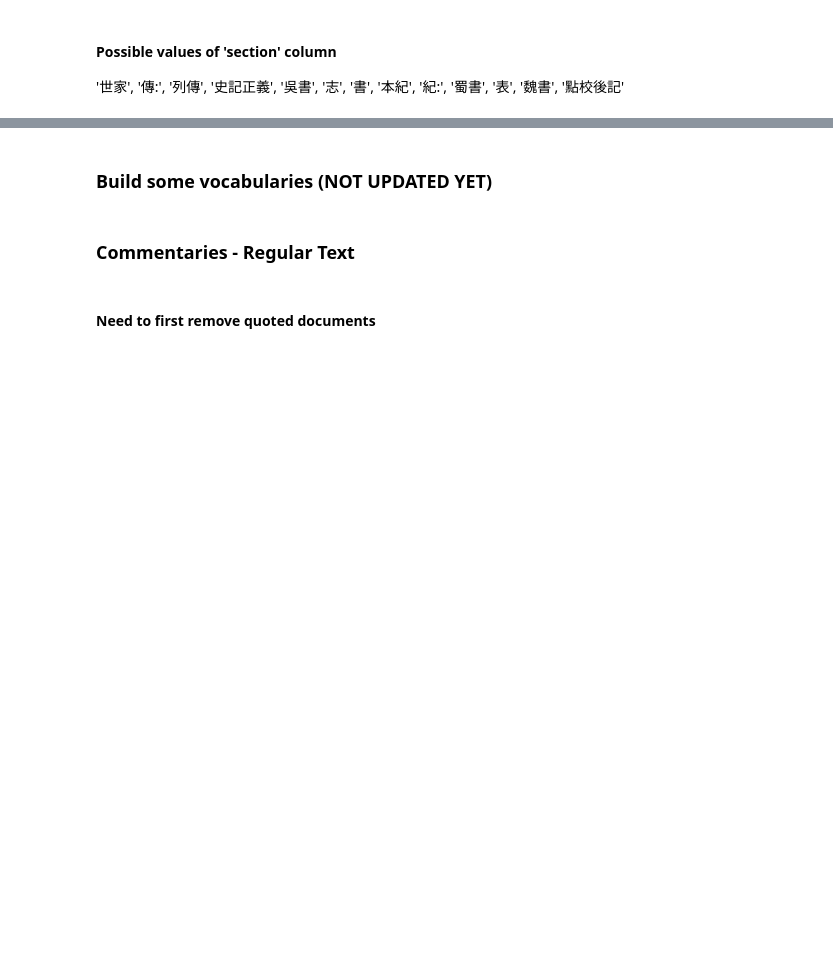
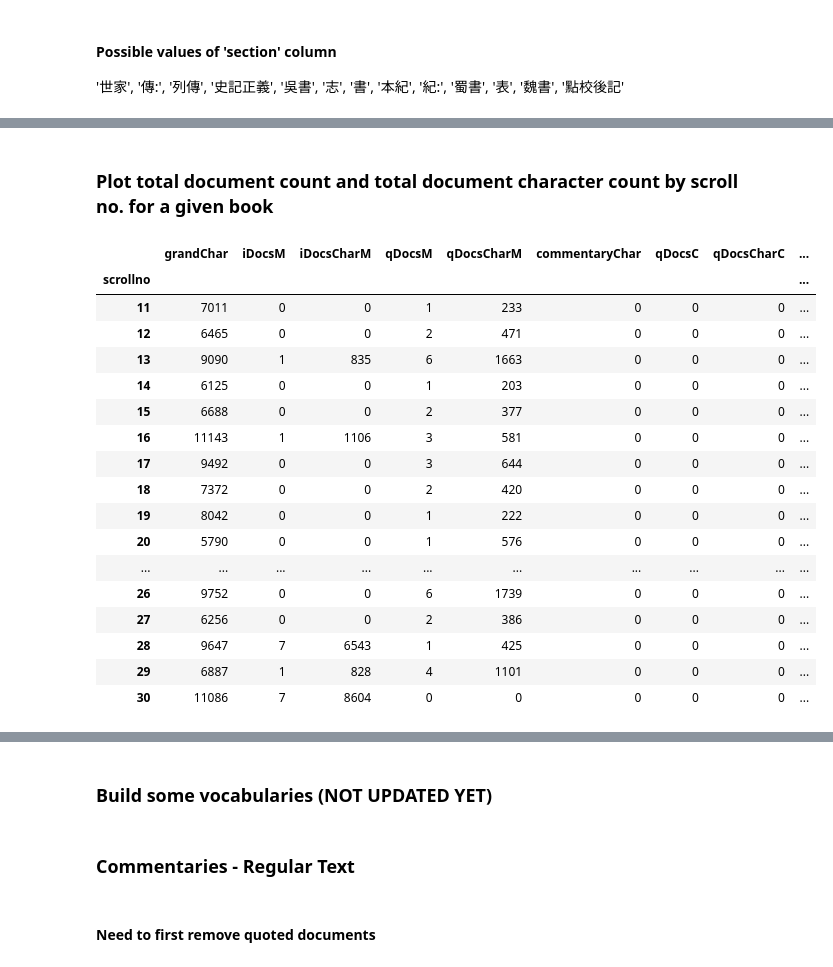
Before and after one commit to Dazera/docanalysis, a Jupyter notebook: DocAnalysis.ipynb, the cells around one changed output, grey strips where cells are left out. Saved outputs shown, nothing was run; the diff lists cells and outputs as text; code cells hidden in the pictures; blank space fills up the shorter version.

```diff
--- a/DocAnalysis.ipynb
+++ b/DocAnalysis.ipynb
@@ -322,0 +233,25 @@ Books[0].commentaries[:10]
+# %% [markdown]
+### Plot total document count and total document character count by scroll no. for a given book
+# %%
+zz = dfBios[dfBios.book=='HouHanShu'].groupby('scrollno')['grandChar', 'iDocsM', 'iDocsCharM', 'qDocsM', 'qDocsCharM', 'commentaryChar', 'qDocsC', 'qDocsCharC'].sum()
+zz['DocPercentage'] = (zz['iDocsCharM'] + zz['qDocsCharM'] + zz['qDocsCharC']) / (zz['grandChar']  + zz['commentaryChar'])
+zz.head(20)
+# %% [output]
+|  | grandChar | iDocsM | iDocsCharM | qDocsM | qDocsCharM | commentaryChar | qDocsC | qDocsCharC | ... |
+| scrollno |  |  |  |  |  |  |  |  | ... |
+| 11 | 7011 | 0 | 0 | 1 | 233 | 0 | 0 | 0 | ... |
+| 12 | 6465 | 0 | 0 | 2 | 471 | 0 | 0 | 0 | ... |
+| 13 | 9090 | 1 | 835 | 6 | 1663 | 0 | 0 | 0 | ... |
+| 14 | 6125 | 0 | 0 | 1 | 203 | 0 | 0 | 0 | ... |
+| 15 | 6688 | 0 | 0 | 2 | 377 | 0 | 0 | 0 | ... |
+| 16 | 11143 | 1 | 1106 | 3 | 581 | 0 | 0 | 0 | ... |
+| 17 | 9492 | 0 | 0 | 3 | 644 | 0 | 0 | 0 | ... |
+| 18 | 7372 | 0 | 0 | 2 | 420 | 0 | 0 | 0 | ... |
+| 19 | 8042 | 0 | 0 | 1 | 222 | 0 | 0 | 0 | ... |
+| 20 | 5790 | 0 | 0 | 1 | 576 | 0 | 0 | 0 | ... |
+| ... | ... | ... | ... | ... | ... | ... | ... | ... | ... |
+| 26 | 9752 | 0 | 0 | 6 | 1739 | 0 | 0 | 0 | ... |
+| 27 | 6256 | 0 | 0 | 2 | 386 | 0 | 0 | 0 | ... |
+| 28 | 9647 | 7 | 6543 | 1 | 425 | 0 | 0 | 0 | ... |
+| 29 | 6887 | 1 | 828 | 4 | 1101 | 0 | 0 | 0 | ... |
+| 30 | 11086 | 7 | 8604 | 0 | 0 | 0 | 0 | 0 | ... |
```
Also changed, not shown: parts of 43 cells of this notebook, 1 other file.
